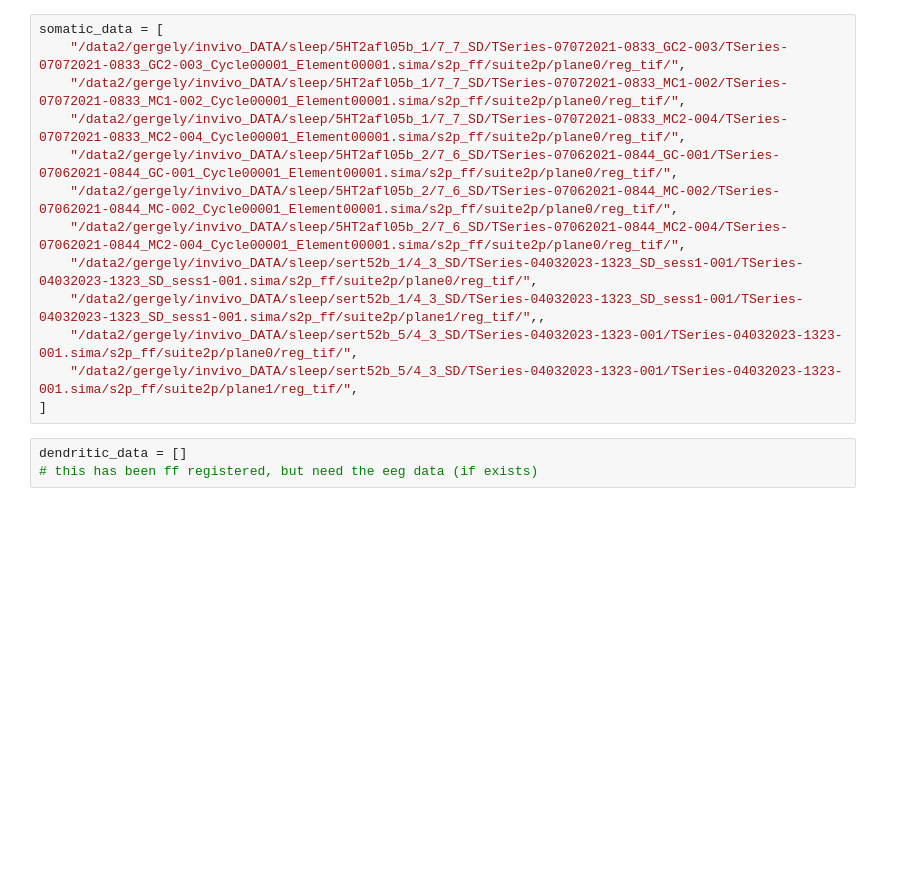
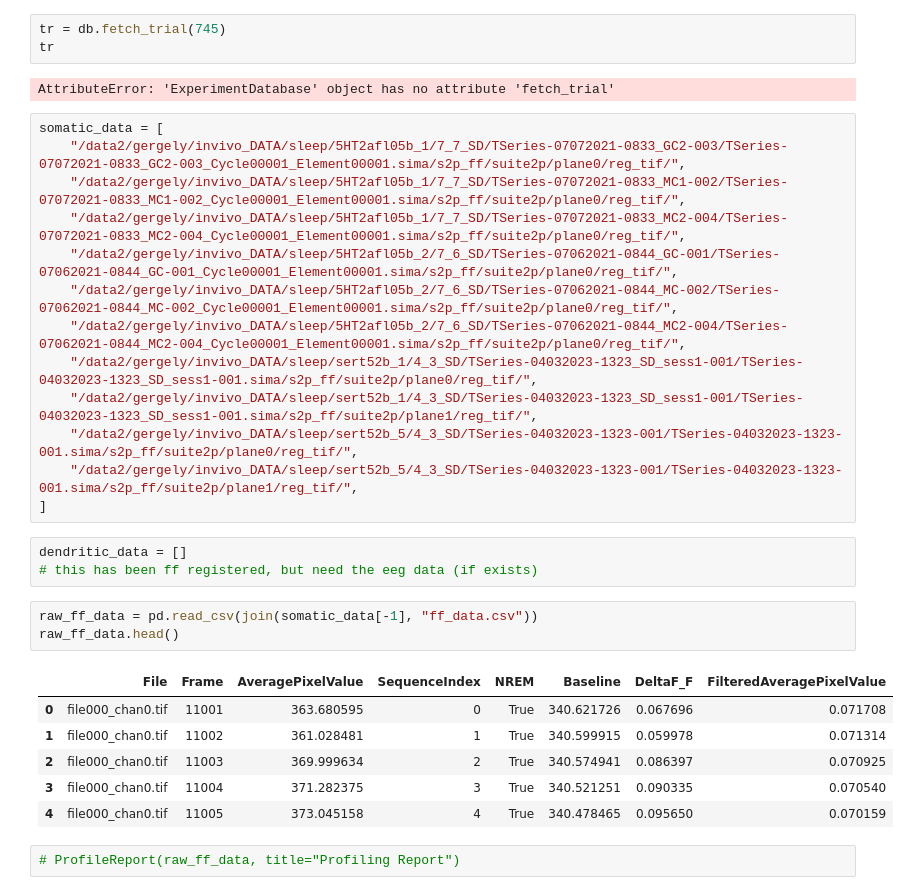
Before and after one commit to JessicaYoujiaLi/sleep, a Jupyter notebook: notebooks/ff_analysis/ff_analysis.ipynb, the cells around one changed output. Saved outputs shown, nothing was run; the diff lists cells and outputs as text; blank space fills up the shorter version.

```diff
--- a/notebooks/ff_analysis/ff_analysis.ipynb
+++ b/notebooks/ff_analysis/ff_analysis.ipynb
@@ -1,3 +42,8 @@
+# %%
+tr = db.fetch_trial(745)
+tr
+# %% [output]
+AttributeError: 'ExperimentDatabase' object has no attribute 'fetch_trial'
 # %%
 somatic_data = [
     "/data2/gergely/invivo_DATA/sleep/5HT2afl05b_1/7_7_SD/TSeries-07072021-0833_GC2-003/TSeries-07072021-0833_GC2-003_Cycle00001_Element00001.sima/s2p_ff/suite2p/plane0/reg_tif/",
@@ -7,10 +53,22 @@ somatic_data = [
     "/data2/gergely/invivo_DATA/sleep/5HT2afl05b_2/7_6_SD/TSeries-07062021-0844_MC-002/TSeries-07062021-0844_MC-002_Cycle00001_Element00001.sima/s2p_ff/suite2p/plane0/reg_tif/",
     "/data2/gergely/invivo_DATA/sleep/5HT2afl05b_2/7_6_SD/TSeries-07062021-0844_MC2-004/TSeries-07062021-0844_MC2-004_Cycle00001_Element00001.sima/s2p_ff/suite2p/plane0/reg_tif/",
     "/data2/gergely/invivo_DATA/sleep/sert52b_1/4_3_SD/TSeries-04032023-1323_SD_sess1-001/TSeries-04032023-1323_SD_sess1-001.sima/s2p_ff/suite2p/plane0/reg_tif/",
-    "/data2/gergely/invivo_DATA/sleep/sert52b_1/4_3_SD/TSeries-04032023-1323_SD_sess1-001/TSeries-04032023-1323_SD_sess1-001.sima/s2p_ff/suite2p/plane1/reg_tif/",,
+    "/data2/gergely/invivo_DATA/sleep/sert52b_1/4_3_SD/TSeries-04032023-1323_SD_sess1-001/TSeries-04032023-1323_SD_sess1-001.sima/s2p_ff/suite2p/plane1/reg_tif/",
     "/data2/gergely/invivo_DATA/sleep/sert52b_5/4_3_SD/TSeries-04032023-1323-001/TSeries-04032023-1323-001.sima/s2p_ff/suite2p/plane0/reg_tif/",
     "/data2/gergely/invivo_DATA/sleep/sert52b_5/4_3_SD/TSeries-04032023-1323-001/TSeries-04032023-1323-001.sima/s2p_ff/suite2p/plane1/reg_tif/",
 ]
 # %%
 dendritic_data = []
 # this has been ff registered, but need the eeg data (if exists)
+# %%
+raw_ff_data = pd.read_csv(join(somatic_data[-1], "ff_data.csv"))
+raw_ff_data.head()
+# %% [output]
+|  | File | Frame | AveragePixelValue | SequenceIndex | NREM | Baseline | DeltaF_F | FilteredAveragePixelValue |
+| 0 | file000_chan0.tif | 11001 | 363.680595 | 0 | True | 340.621726 | 0.067696 | 0.071708 |
+| 1 | file000_chan0.tif | 11002 | 361.028481 | 1 | True | 340.599915 | 0.059978 | 0.071314 |
+| 2 | file000_chan0.tif | 11003 | 369.999634 | 2 | True | 340.574941 | 0.086397 | 0.070925 |
+| 3 | file000_chan0.tif | 11004 | 371.282375 | 3 | True | 340.521251 | 0.090335 | 0.070540 |
+| 4 | file000_chan0.tif | 11005 | 373.045158 | 4 | True | 340.478465 | 0.095650 | 0.070159 |
+# %%
+# ProfileReport(raw_ff_data, title="Profiling Report")
```
Also changed, not shown: parts of 15 cells of this notebook, 10 other files.
